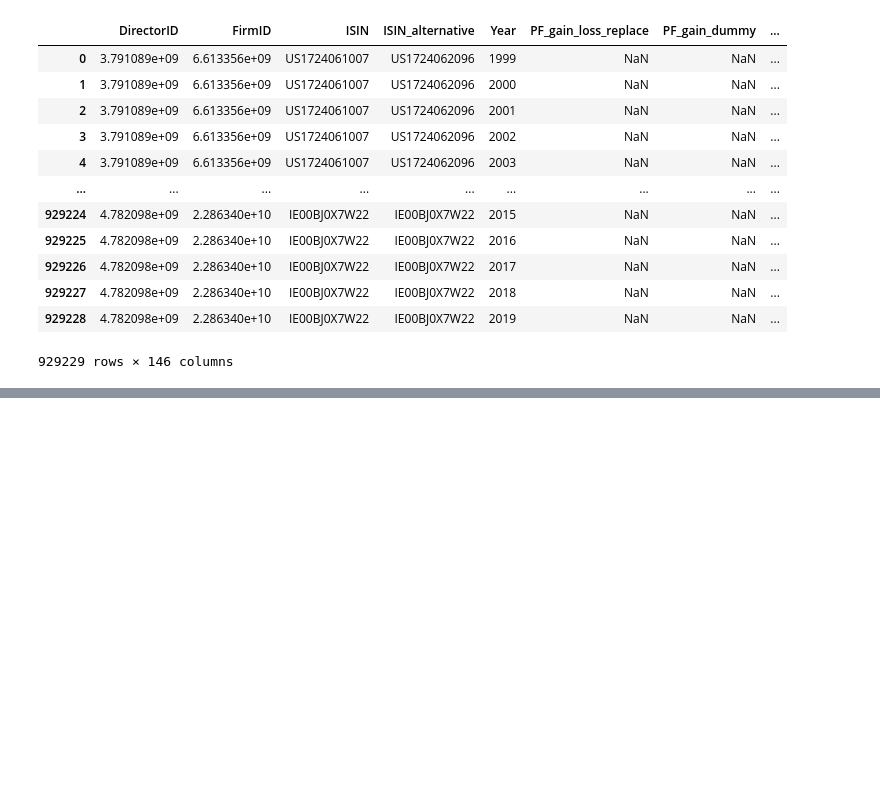
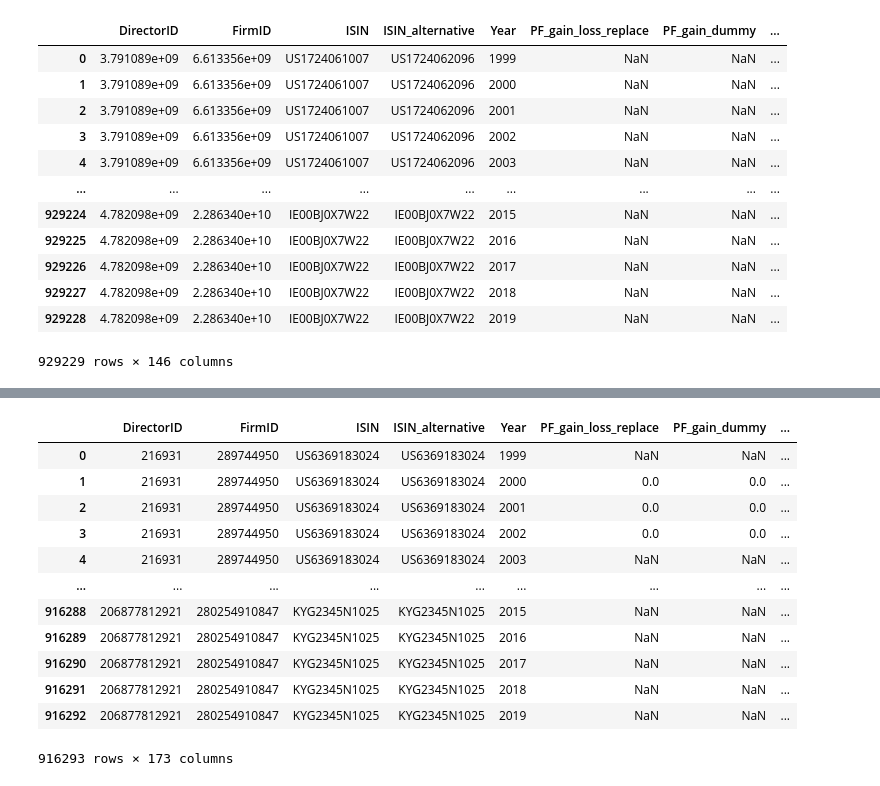
Before and after one commit to hannez11/director-project, a Jupyter notebook: merge notebooks/merge_variables.ipynb, the cells around one changed output, grey strips where cells are left out. Cells and saved outputs as stored; diff of their text form; code cells hidden in the pictures; blank space fills up the shorter version.

```diff
--- a/merge notebooks/merge_variables.ipynb
+++ b/merge notebooks/merge_variables.ipynb
@@ -518,0 +521,23 @@ df_director_firm_year_merge_numberofdirs.to_csv(r"F:\Downloads\director-firm-yea
+# %%
+import pandas as pd
+import numpy as np
+pd.options.mode.chained_assignment = None  # default='warn'
+pd.set_option('display.max_columns', None)
+
+df_ego_marketcap = pd.read_excel(r"D:\Docs\Dokumente\WMA\Projects\5 Directors\Data\Vars\Ego_Controls_03012022.xlsx")
+
+df_firm_controls = pd.read_excel(r"D:\Docs\Dokumente\WMA\Projects\5 Directors\Data\Vars\New_Board_Mgm_Controls_02012022_merge.xlsx")
+df_firm_controls.drop_duplicates(ignore_index=True, inplace=True)
+
+df_com = pd.read_csv(r"D:\Docs\Dokumente\WMA\Projects\5 Directors\Data\Vars\committees.csv", sep=";", decimal='.')
+
+df_latest_correct_firmid_dirid = pd.read_csv(r"D:\Docs\Dokumente\WMA\Projects\5 Directors\Data\Director-Firm-Years\0103director-firm-years.csv", sep=";", decimal='.')
+# print(df_latest_correct_firmid_dirid.iloc[:,149])
+#convert object columns
+df_latest_correct_firmid_dirid["PF_gain_loss_replace"].replace({"gain": 1, "gain doublecheck": 2, "loss": -1, "loss doublecheck": -2, "replace": 3}, inplace=True)
+df_latest_correct_firmid_dirid["PF_gain_loss_replace"] = df_latest_correct_firmid_dirid["PF_gain_loss_replace"].astype("float")
+
+df_latest_correct_firmid_dirid.drop(columns=["PF_litigation_expenses_average"], inplace=True) #numbers have wrong , in them
+
+# with pd.option_context('display.max_rows', None, 'display.max_columns', None):
+#     print(df_latest_correct_firmid_dirid.dtypes)
@@ -518,0 +578,27 @@ df_director_firm_year_merge_numberofdirs.to_csv(r"F:\Downloads\director-firm-yea
+# %%
+df_latest_egocap = df_latest_correct_firmid_dirid.merge(df_ego_marketcap, how="left", on=["DirectorID", "Year"])
+
+#move columns
+for index, column in enumerate(["Ego_Market_Rep_Average", "Ego_Market_Rep_Total"]):
+    #cut column
+    col = df_latest_egocap.pop(column)
+    #insert column
+    df_latest_egocap.insert(df_latest_egocap.columns.get_loc("PF_MarketCapTotal") - index, col.name, col)
+    #rename
+    df_latest_egocap.rename(columns={column: "PF_"+column}, inplace=True)
+
+df_latest_egocap
+# %% [output]
+|  | DirectorID | FirmID | ISIN | ISIN_alternative | Year | PF_gain_loss_replace | PF_gain_dummy | ... |
+| 0 | 216931 | 289744950 | US6369183024 | US6369183024 | 1999 | NaN | NaN | ... |
+| 1 | 216931 | 289744950 | US6369183024 | US6369183024 | 2000 | 0.0 | 0.0 | ... |
+| 2 | 216931 | 289744950 | US6369183024 | US6369183024 | 2001 | 0.0 | 0.0 | ... |
+| 3 | 216931 | 289744950 | US6369183024 | US6369183024 | 2002 | 0.0 | 0.0 | ... |
+| 4 | 216931 | 289744950 | US6369183024 | US6369183024 | 2003 | NaN | NaN | ... |
+| ... | ... | ... | ... | ... | ... | ... | ... | ... |
+| 916288 | 206877812921 | 280254910847 | KYG2345N1025 | KYG2345N1025 | 2015 | NaN | NaN | ... |
+| 916289 | 206877812921 | 280254910847 | KYG2345N1025 | KYG2345N1025 | 2016 | NaN | NaN | ... |
+| 916290 | 206877812921 | 280254910847 | KYG2345N1025 | KYG2345N1025 | 2017 | NaN | NaN | ... |
+| 916291 | 206877812921 | 280254910847 | KYG2345N1025 | KYG2345N1025 | 2018 | NaN | NaN | ... |
+| 916292 | 206877812921 | 280254910847 | KYG2345N1025 | KYG2345N1025 | 2019 | NaN | NaN | ... |
+916293 rows × 173 columns
```
Also changed, not shown: parts of 11 cells of this notebook, 2 other files.
